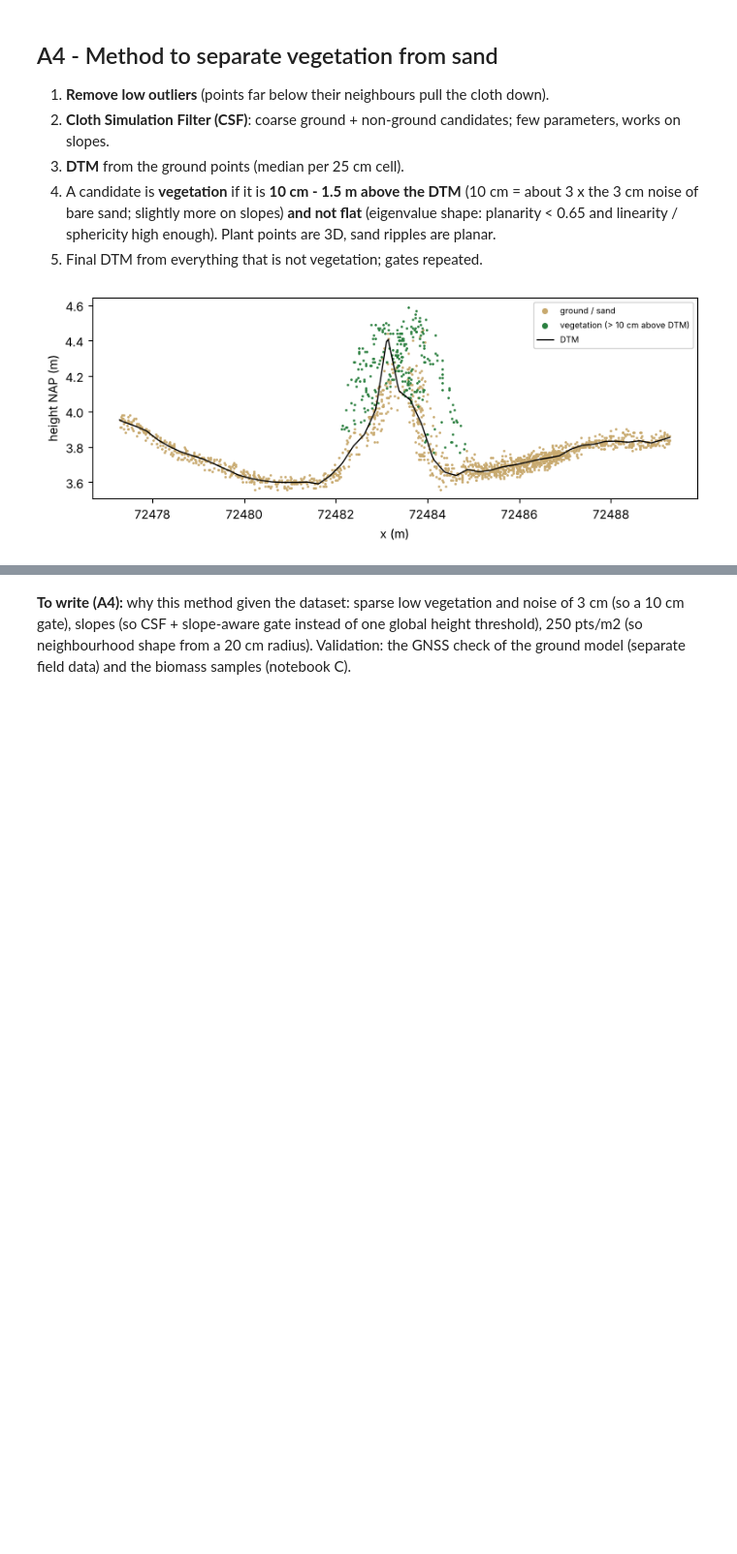
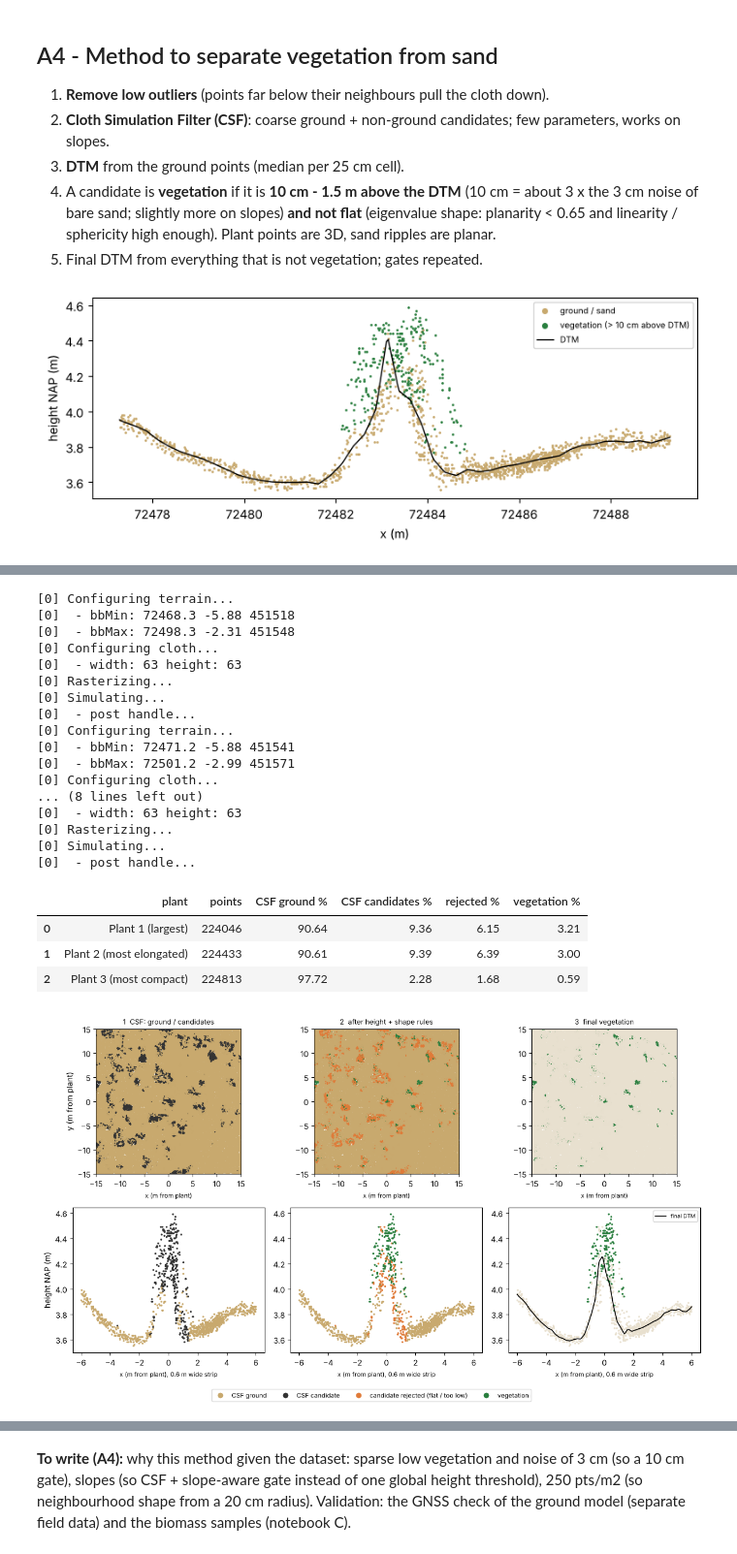
Before and after one commit to evpalli/zandmotor-biomass-pointclouds, a Jupyter notebook: notebooks/A_explore_vegetation.ipynb, the cells around one changed output, grey strips where cells are left out. Shown at 97% size. Cells and saved outputs as stored; diff of their text form; code cells hidden in the pictures; blank space fills up the shorter version.

Commit message:
new run after changes in C1

```diff
--- a/notebooks/A_explore_vegetation.ipynb
+++ b/notebooks/A_explore_vegetation.ipynb
@@ -94,0 +108,10 @@ H.table(pd.concat([
+# %%
+cols = ["x", "y", "n_pts", "footprint_m2", "h_max", "h_p95", "vol_column", "linearity", "planarity", "sphericity"]
+H.table(top[["patch"] + cols].round(3), "A2_patch_attributes")
+rows = []                                                                         # colour of plants vs sand, winter and summer
+for e in [E, SUM]:
+    for r in top.itertuples():
+        v = R[e]["veg"]; m = (abs(v["x"] - r.x) < 2.5) & (abs(v["y"] - r.y) < 2.5)
+        rows.append({"patch": r.patch, "epoch": H.EPOCH_LABEL[e], "veg points": int(m.sum()), **(H.colour_stats(v["rgb"][m]) if m.sum() > 5 else {})})
+    p = H.read_points(e, box=(sand.x - 2.5, sand.y - 2.5, sand.x + 2.5, sand.y + 2.5)); rows.append({"patch": "Bare sand", "epoch": H.EPOCH_LABEL[e], "veg points": 0, **H.colour_stats(p["rgb"])})
+H.table(pd.DataFrame(rows).round(3), "A2_colour_by_season")
@@ -135,0 +172,49 @@ ax.set_xlabel("x (m)"); ax.set_ylabel("height NAP (m)"); ax.legend(markerscale=4
+# %%
+def stage_window(x, y, hw=15):
+    bx = (x - hw, y - hw, x + hw, y + hw)
+    return bx, H.separate(H.read_points(E, box=bx), box=bx, debug=True)
+WIN = [stage_window(r.x, r.y) for r in top.itertuples()]                          # one window per example plant
+def classes(D):
+    c = np.zeros(len(D["x"]), int); c[D["cand"]] = 1; c[D["veg"]] = 2; return c   # 0 CSF ground, 1 rejected candidate, 2 vegetation
+GROUND, REJ, VEG = "#c8a96e", "#e07b39", "#2a7f3f"
+bx, Rw = WIN[0]; D = Rw["debug"]; cl = classes(D); xc, yc = top.x[0], top.y[0]
+sel = np.random.default_rng(0).random(len(cl)) < min(1, 120000 / len(cl))           # plot a subset, enough to see the structure
+side = sel & (abs(D["y"] - yc) < 0.3) & (abs(D["x"] - xc) < 6)
+fig, axs = plt.subplots(2, 3, figsize=(12, 7))
+panels = [("1  CSF: ground / candidates", {0: GROUND, 1: "#333333", 2: "#333333"}), ("2  after height + shape rules", {0: GROUND, 1: REJ, 2: VEG}), ("3  final vegetation", {0: "#e8e0cf", 1: "#e8e0cf", 2: VEG})]
+for k, (title, col) in enumerate(panels):
+    c = np.array([col[v] for v in range(3)])[cl]
+    axs[0, k].scatter(D["x"][sel] - xc, D["y"][sel] - yc, c=c[sel], s=.4, rasterized=True); axs[0, k].set_aspect("equal"); axs[0, k].set_title(title, fontsize=9)
+    axs[0, k].set_xlim(-15, 15); axs[0, k].set_ylim(-15, 15); axs[0, k].set_xlabel("x (m from plant)", fontsize=8)
+    axs[1, k].scatter(D["x"][side] - xc, D["z"][side], c=c[side], s=2, rasterized=True); axs[1, k].set_xlabel("x (m from plant), 0.6 m wide strip", fontsize=8)
+xs = np.linspace(xc - 6, xc + 6, 200); axs[1, 2].plot(xs - xc, H.sample(Rw["dtm"], Rw["grid_dtm"], xs, np.full_like(xs, yc)), "k-", lw=1.2, label="final DTM"); axs[1, 2].legend(fontsize=7)
+axs[1, 0].set_ylabel("height NAP (m)"); axs[0, 0].set_ylabel("y (m from plant)")
+from matplotlib.lines import Line2D
+fig.legend([Line2D([], [], marker="o", ls="", c=c) for c in (GROUND, "#333333", REJ, VEG)], ["CSF ground", "CSF candidate", "candidate rejected (flat / too low)", "vegetation"], loc="lower center", ncol=4, fontsize=8)
+fig.tight_layout(rect=(0, .04, 1, 1)); H.save(fig, "A4_csf_stages")
+cnt = pd.DataFrame([{"plant": r.patch, "points": len(classes(w[1]["debug"])), "CSF ground %": 100 * np.mean(classes(w[1]["debug"]) == 0) - 0, "CSF candidates %": 100 * np.mean(classes(w[1]["debug"]) > 0),
+                     "rejected %": 100 * np.mean(classes(w[1]["debug"]) == 1), "vegetation %": 100 * np.mean(classes(w[1]["debug"]) == 2)} for r, w in zip(top.itertuples(), WIN)])
+H.table(cnt.round(2), "A4_stage_counts")
+# %% [output]
+[0] Configuring terrain...
+[0]  - bbMin: 72468.3 -5.88 451518
+[0]  - bbMax: 72498.3 -2.31 451548
+[0] Configuring cloth...
+[0]  - width: 63 height: 63
+[0] Rasterizing...
+[0] Simulating...
+[0]  - post handle...
+[0] Configuring terrain...
+[0]  - bbMin: 72471.2 -5.88 451541
+[0]  - bbMax: 72501.2 -2.99 451571
+[0] Configuring cloth...
+... (8 lines left out)
+[0]  - width: 63 height: 63
+[0] Rasterizing...
+[0] Simulating...
+[0]  - post handle...
+|  | plant | points | CSF ground % | CSF candidates % | rejected % | vegetation % |
+| 0 | Plant 1 (largest) | 224046 | 90.64 | 9.36 | 6.15 | 3.21 |
+| 1 | Plant 2 (most elongated) | 224433 | 90.61 | 9.39 | 6.39 | 3.00 |
+| 2 | Plant 3 (most compact) | 224813 | 97.72 | 2.28 | 1.68 | 0.59 |
+[figure, added]
```
Also changed, not shown: parts of 11 cells of this notebook, 13 other files.
